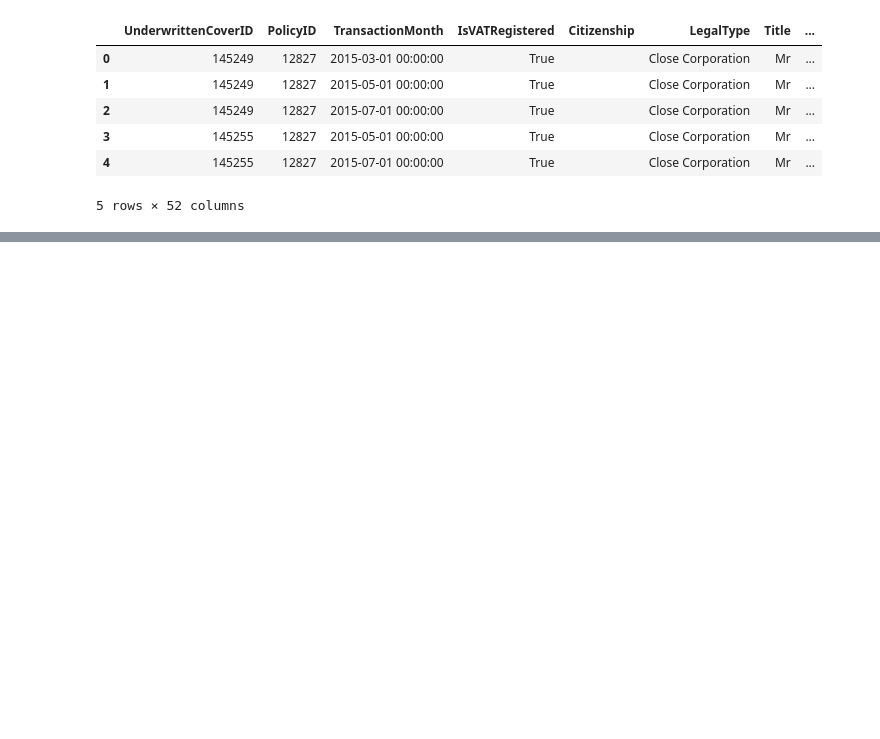
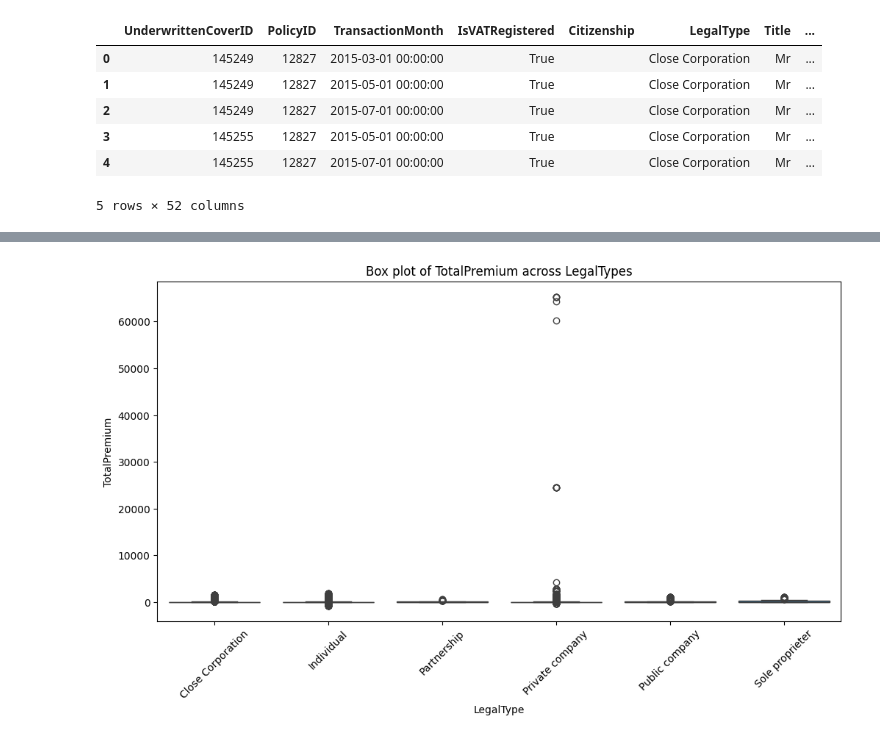
Before and after one commit to kiraassefa19/AlphaCare_Insurance_Analytics, a Jupyter notebook: notebook/Exploratory_Data_Analysis.ipynb, the cells around one changed output, grey strips where cells are left out. Drawn from its saved outputs; the diff is of its cells as text; code cells hidden in the pictures; blank space fills up the shorter version.

```diff
--- a/notebook/Exploratory_Data_Analysis.ipynb
+++ b/notebook/Exploratory_Data_Analysis.ipynb
@@ -18,0 +151,9 @@ data.head()
+# %%
+#Compare TotalPremium across different LegalTypes
+plt.figure(figsize=(12, 6))
+sns.boxplot(x='LegalType', y='TotalPremium', data=data)
+plt.title('Box plot of TotalPremium across LegalTypes')
+plt.xticks(rotation=45)
+plt.show()
+# %% [output]
+[figure, added]
```
Also changed, not shown: parts of 8 cells of this notebook.
